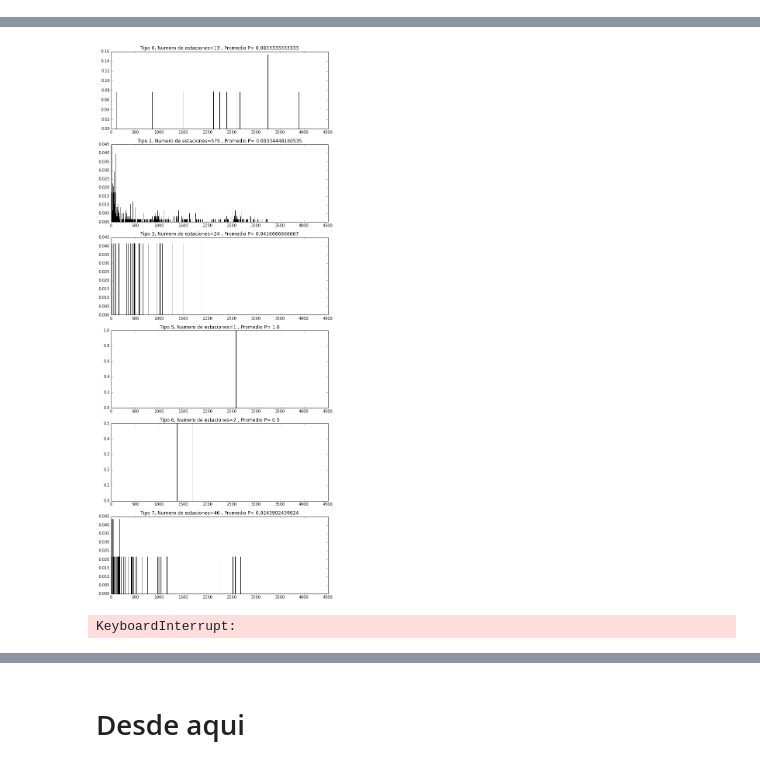
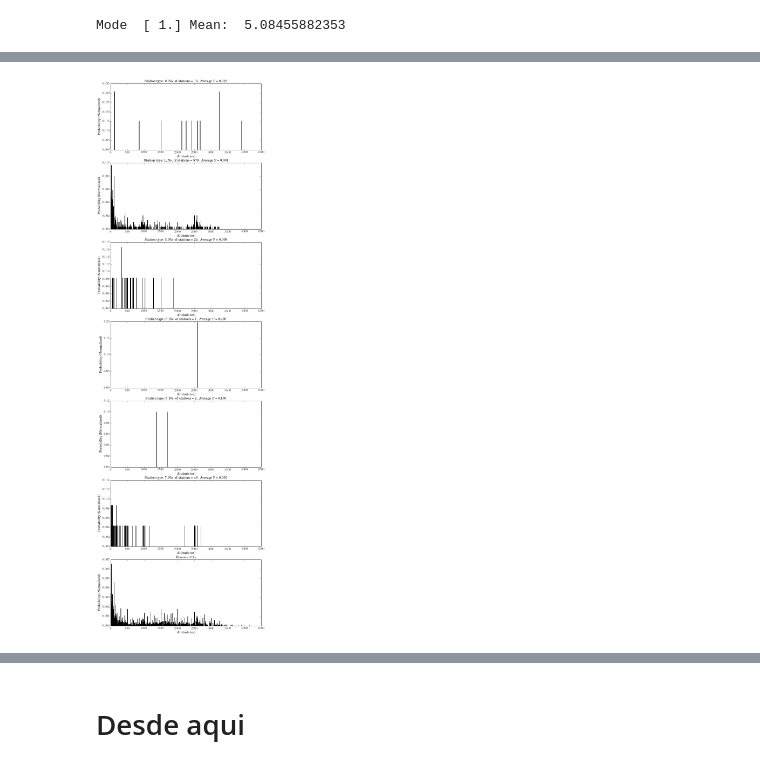
Before and after one commit to saint-germain/ideam, a Jupyter notebook: PCA-IDEAM-WC.ipynb, the cells around one changed output, grey strips where cells are left out. Drawn from its saved outputs; the diff is of its cells as text; code cells hidden in the pictures.

```diff
--- a/PCA-IDEAM-WC.ipynb
+++ b/PCA-IDEAM-WC.ipynb
@@ -21,12 +28,16 @@ colvec=np.loadtxt('colvecdep.txt')
 def data_reduction(dataname):
     if dataname=="lluvia.csv":
         varname="Precipitation"
+        uname="mm"
     if dataname=="brillo.csv":
         varname="Sunshine"
+        uname="hours per day"
     if dataname=="humedad.csv":
         varname="Relative Humidity"
+        uname="%"
     if dataname=="diaslluvia.csv":
         varname="Rainy Days"
+        uname="days per month"
     df=pd.read_csv(dataname)
     AH=df.as_matrix(columns=df.columns[8:20])
     pca = PCA(0.95)
@@ -134,11 +145,11 @@ def data_reduction(dataname):
         plt.plot(B.mean(axis=0))
         plt.errorbar(xx,B.mean(axis=0),yerr=B.std(axis=0))
         plt.xlabel('Month')
-        plt.ylabel('%s, Av. =%5.f' % (varname,B.mean(axis=0).mean()))
+        plt.ylabel('%s, Av. =%5.f %s' % (varname,B.mean(axis=0).mean(),uname))
 
         plt.subplot(kcomp, 3, ii+3)
         plt.scatter(-LON,-LAT,c=ALTH,cmap='cubehelix')
-        plt.colorbar(label='Altitude, Mean Alt.=%i' % ALTH.mean())
+        plt.colorbar(label='Altitude, Mean Alt. = %i m' % ALTH.mean())
         plt.scatter(colvec[:,0],colvec[:,1],s=0.01)
         plt.xlim(-85,-65)
         plt.ylim(-5,14)
@@ -548,18 +490,41 @@ critfilter=(tomadoscu.sum(axis=1)+1-cumple.sum(axis=1))==0
+# %%
+# intervalo para histogramas (pdfs) de altura
+# del promedio sacamos el ancho del bin para los pdfs
+# la moda también se puede usar, pero
+import numpy as np
+from scipy import stats
+altsfil=EST[:,4][EST[:,4]<4500]
+hinter=np.unique(altsfil)[1:]-np.unique(altsfil)[:-1]
+m=stats.mode(hinter)
+print "Mode ", m[0], "Mean: ",hinter.mean()
+# %% [output]
+Mode  [ 1.] Mean:  5.08455882353
 # %%
-%%timeit -n1
 # Aquí estimamos la pdf discreta para las alturas -> P(h|CnAnTi)
-# Creo que se puede hacer continua para la 0 y la 1, pero puede ser mejor simplemente dejar bins de 10 metros y ya
-mybins=1
+# No recomiendo hacerlo continuo, en caso dado puede ser mejor simplemente dejar bins de 1 metro
+mybins=5
 altmax=EST[:,4].max().astype(int)
-plt.figure(figsize=(10,25))
+plt.figure(figsize=(10,36))
 kk=0
 paltmax=np.zeros(8)
 proh=np.zeros((1+altmax/mybins,8))
 for k in np.unique(tipoest[critfilter]).astype(int):
     kk+=1
-    plt.subplot(len(np.unique(tipoest[critfilter])), 1, kk)
+    plt.subplot(len(np.unique(tipoest[critfilter]))+1, 1, kk)
     aux1,aux2,aux3=plt.hist(EST[critfilter][tipoest[critfilter]==k][:,4],bins=range(0,altmax+mybins+1,mybins),normed=True)
     proh[:,k]=aux1
-    plt.title("Tipo %i, Numero de estaciones=%s , Promedio P= %s" % (k,(tipoest[critfilter]==k).sum(),aux1[aux1!=0].mean()))
+    plt.title("Station type: %i, No. of stations = %s , Average P = %.3f" % (k,(tipoest[critfilter]==k).sum(),aux1[aux1!=0].mean()))
     paltmax[k]=aux1[aux1!=0].mean()
+    plt.xlabel("Altitude (m)")
+    plt.ylabel("Probability (Normalized)")
+# Calculamos P(h) - discreto
+plt.subplot(len(np.unique(tipoest[critfilter]))+1, 1, kk+1)
+prohabs,b,c=plt.hist(EST[:,4],normed=True,bins=range(0,altmax+mybins+1,mybins))
+plt.xlabel("Altitude (m)")
+plt.ylabel("Probability (Normalized)")
+plt.title(r"Discrete $P(h)$")
+# Asignamos P(h) - discreto - a cada estación
+palturaabs=np.zeros(len(EST))
+for i in range(len(EST)):
+        palturaabs[i]=prohabs[EST[i,4].astype(int)/mybins]
 # %% [output]
@@ -567,2 +531 @@ for k in np.unique(tipoest[critfilter]).astype(int):
-[figure, old version]
+[figure, new version]
-KeyboardInterrupt:
```
Also changed, not shown: parts of 41 cells of this notebook, 1 other file.
